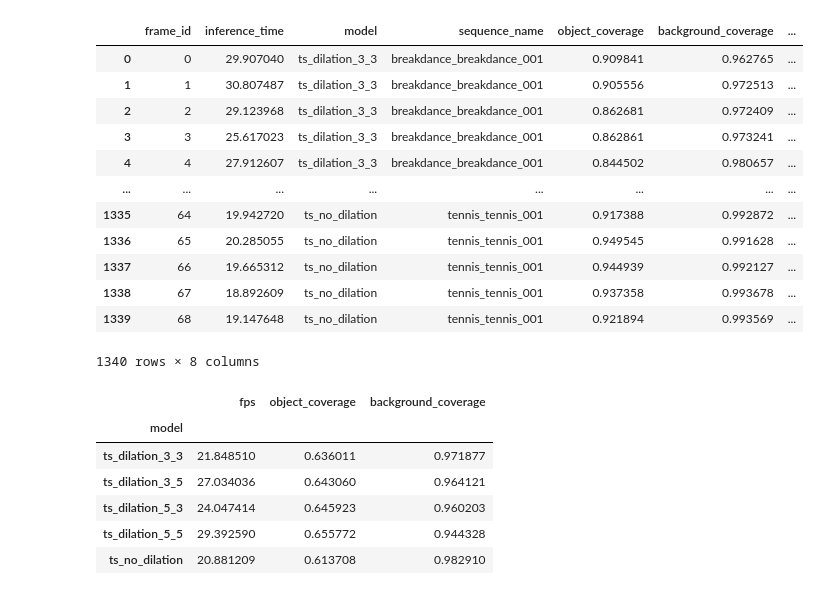
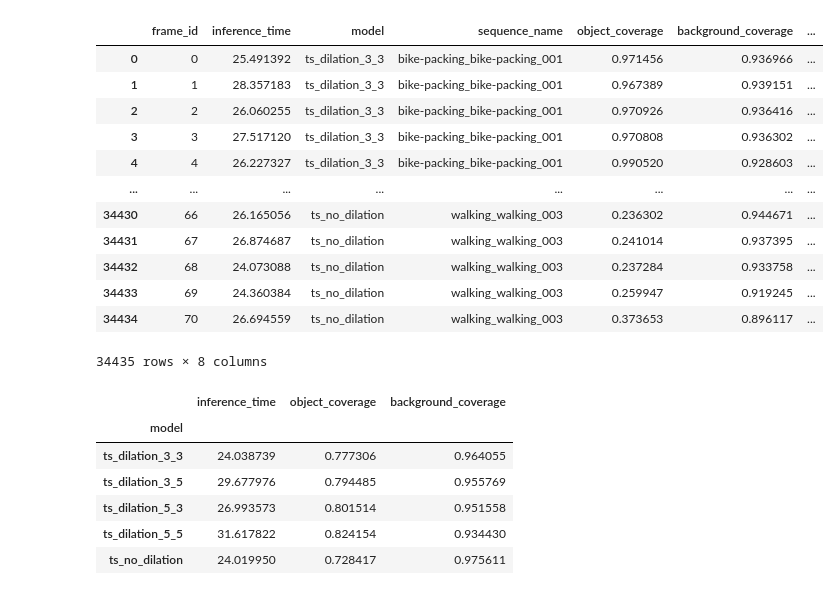
Before and after one commit to jfajkowski/inpainting, a Jupyter notebook: notebooks/analyze_tracking_and_segmentation.ipynb, the cells around one changed output. Cells and saved outputs as stored; diff of their text form; code cells hidden in the pictures.

```diff
--- a/notebooks/analyze_tracking_and_segmentation.ipynb
+++ b/notebooks/analyze_tracking_and_segmentation.ipynb
@@ -6,59 +6,59 @@ import pandas as pd
 from inpainting.load import load_dataframe
 from inpainting.utils import get_paths
 # %%
-dataset = 'demo'
+dataset = 'DAVIS'
 results_dirs = get_paths(f'../results/ts/{dataset}/*')
 
 times_dfs = []
 for results_dir in results_dirs:
     for path in get_paths(f'{results_dir}/Benchmark/*/inference_times.csv'):
         times_df = load_dataframe(path)
         times_df['model'] = basename(results_dir)
         times_df['sequence_name'] = basename(dirname(path))
         times_dfs.append(times_df)
 times_df = pd.concat(times_dfs)
 
 results_dfs = []
 for results_dir in results_dirs:
     for path in get_paths(f'{results_dir}/Evaluation/*/results.csv'):
         results_df = load_dataframe(path)
         results_df['model'] = basename(results_dir)
         sequence_name = basename(dirname(path))
         results_df['sequence_name'] = sequence_name
         results_df['object_sequence_name'] = sequence_name.split('_')[1]
         results_df['object_id'] = int(sequence_name.split('_')[2])
         results_dfs.append(results_df)
 results_df = pd.concat(results_dfs)
 
 df = pd.merge(times_df, results_df, on=['model', 'sequence_name', 'frame_id'])
 df
 # %% [output]
 |  | frame_id | inference_time | model | sequence_name | object_coverage | background_coverage | ... |
-| 0 | 0 | 29.907040 | ts_dilation_3_3 | breakdance_breakdance_001 | 0.909841 | 0.962765 | ... |
-| 1 | 1 | 30.807487 | ts_dilation_3_3 | breakdance_breakdance_001 | 0.905556 | 0.972513 | ... |
-| 2 | 2 | 29.123968 | ts_dilation_3_3 | breakdance_breakdance_001 | 0.862681 | 0.972409 | ... |
-| 3 | 3 | 25.617023 | ts_dilation_3_3 | breakdance_breakdance_001 | 0.862861 | 0.973241 | ... |
-| 4 | 4 | 27.912607 | ts_dilation_3_3 | breakdance_breakdance_001 | 0.844502 | 0.980657 | ... |
+| 0 | 0 | 25.491392 | ts_dilation_3_3 | bike-packing_bike-packing_001 | 0.971456 | 0.936966 | ... |
+| 1 | 1 | 28.357183 | ts_dilation_3_3 | bike-packing_bike-packing_001 | 0.967389 | 0.939151 | ... |
+| 2 | 2 | 26.060255 | ts_dilation_3_3 | bike-packing_bike-packing_001 | 0.970926 | 0.936416 | ... |
+| 3 | 3 | 27.517120 | ts_dilation_3_3 | bike-packing_bike-packing_001 | 0.970808 | 0.936302 | ... |
+| 4 | 4 | 26.227327 | ts_dilation_3_3 | bike-packing_bike-packing_001 | 0.990520 | 0.928603 | ... |
 | ... | ... | ... | ... | ... | ... | ... | ... |
-| 1335 | 64 | 19.942720 | ts_no_dilation | tennis_tennis_001 | 0.917388 | 0.992872 | ... |
-| 1336 | 65 | 20.285055 | ts_no_dilation | tennis_tennis_001 | 0.949545 | 0.991628 | ... |
-| 1337 | 66 | 19.665312 | ts_no_dilation | tennis_tennis_001 | 0.944939 | 0.992127 | ... |
-| 1338 | 67 | 18.892609 | ts_no_dilation | tennis_tennis_001 | 0.937358 | 0.993678 | ... |
-| 1339 | 68 | 19.147648 | ts_no_dilation | tennis_tennis_001 | 0.921894 | 0.993569 | ... |
+| 34430 | 66 | 26.165056 | ts_no_dilation | walking_walking_003 | 0.236302 | 0.944671 | ... |
+| 34431 | 67 | 26.874687 | ts_no_dilation | walking_walking_003 | 0.241014 | 0.937395 | ... |
+| 34432 | 68 | 24.073088 | ts_no_dilation | walking_walking_003 | 0.237284 | 0.933758 | ... |
+| 34433 | 69 | 24.360384 | ts_no_dilation | walking_walking_003 | 0.259947 | 0.919245 | ... |
+| 34434 | 70 | 26.694559 | ts_no_dilation | walking_walking_003 | 0.373653 | 0.896117 | ... |
-1340 rows × 8 columns
+34435 rows × 8 columns
 # %%
 metrics = pd.DataFrame()
 metrics['model'] = df['model']
 metrics['sequence_name'] = df['sequence_name']
-metrics['fps'] = df['inference_time']
+metrics['inference_time'] = df['inference_time']
 metrics['object_coverage'] = df['object_coverage']
 metrics['background_coverage'] = df['background_coverage']
 metrics.groupby('model').mean()
 # %% [output]
-|  | fps | object_coverage | background_coverage |
+|  | inference_time | object_coverage | background_coverage |
 | model |  |  |  |
-| ts_dilation_3_3 | 21.848510 | 0.636011 | 0.971877 |
-| ts_dilation_3_5 | 27.034036 | 0.643060 | 0.964121 |
-| ts_dilation_5_3 | 24.047414 | 0.645923 | 0.960203 |
-| ts_dilation_5_5 | 29.392590 | 0.655772 | 0.944328 |
-| ts_no_dilation | 20.881209 | 0.613708 | 0.982910 |
+| ts_dilation_3_3 | 24.038739 | 0.777306 | 0.964055 |
+| ts_dilation_3_5 | 29.677976 | 0.794485 | 0.955769 |
+| ts_dilation_5_3 | 26.993573 | 0.801514 | 0.951558 |
+| ts_dilation_5_5 | 31.617822 | 0.824154 | 0.934430 |
+| ts_no_dilation | 24.019950 | 0.728417 | 0.975611 |
```
Also changed, not shown: 5 other files.
